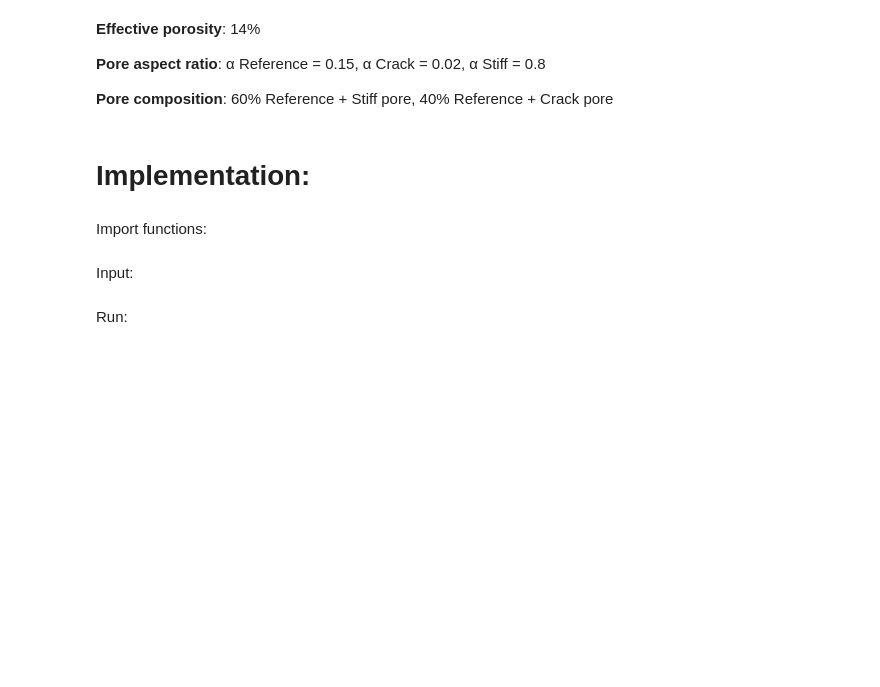
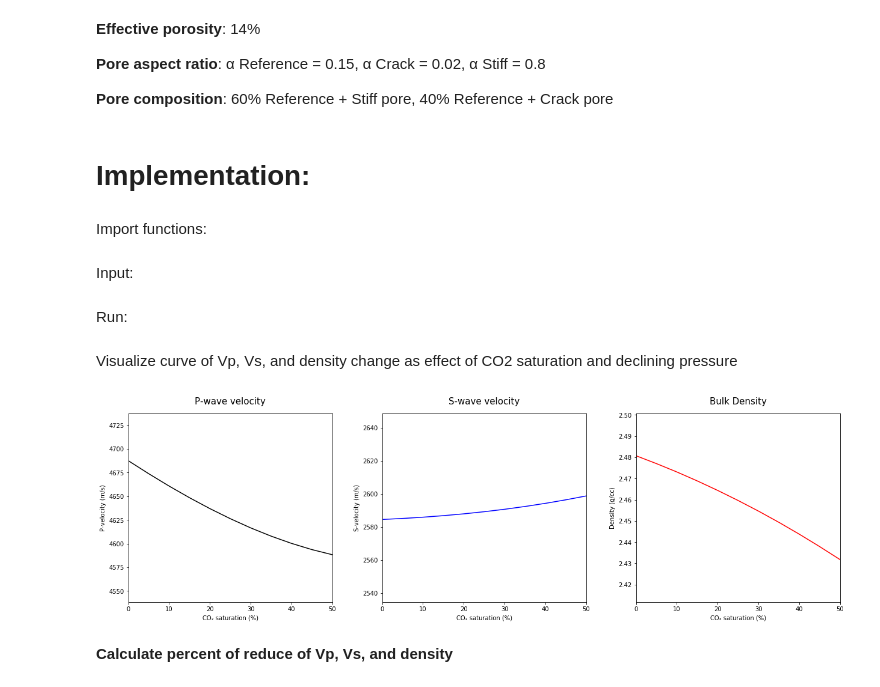
Before and after one commit to yohanesnuwara/carbon-capture-and-storage, a Jupyter notebook: main/rock_physics_modelling_co2injection.ipynb, the cells around one changed output. Drawn from its saved outputs; the diff is of its cells as text; code cells hidden in the pictures; blank space fills up the shorter version.

```diff
--- a/main/rock_physics_modelling_co2injection.ipynb
+++ b/main/rock_physics_modelling_co2injection.ipynb
@@ -175,3 +179,34 @@ for i in range(len(SW)):
     Vp_sat.append(float(Vp_post))
     Vs_sat.append(float(Vs_post))
     rho_sat.append(float(rho_post))
+# %% [markdown]
+Visualize curve of Vp, Vs, and density change as effect of CO2 saturation and declining pressure
+# %%
+plt.figure(figsize=(18,6))
+plt.subplot(1,3,1)
+plt.plot(CO2_sat, Vp_sat, color='black')
+plt.title('P-wave velocity', size=15, pad=15)
+plt.xlim(0, 50)
+plt.ylim((min(Vp_sat)-50), (max(Vp_sat)+50))
+plt.xlabel('CO\u2082 saturation (%)'); plt.ylabel('P-velocity (m/s)')
+
+plt.subplot(1,3,2)
+plt.plot(CO2_sat, Vs_sat, color='blue')
+plt.title('S-wave velocity', size=15, pad=15)
+plt.xlim(0, 50)
+plt.ylim((min(Vs_sat)-50), (max(Vs_sat)+50))
+plt.xlabel('CO\u2082 saturation (%)'); plt.ylabel('S-velocity (m/s)')
+
+plt.subplot(1,3,3)
+plt.plot(CO2_sat, rho_sat, color='red')
+plt.title('Bulk Density', size=15, pad=15)
+plt.xlim(0, 50)
+plt.ylim((min(rho_sat)-0.02), (max(rho_sat)+0.02))
+plt.xlabel('CO\u2082 saturation (%)'); plt.ylabel('Density (g/cc)')
+
+plt.tight_layout(pad=3)
+plt.show()
+# %% [output]
+[figure, added]
+# %% [markdown]
+**Calculate percent of reduce of Vp, Vs, and density**
```
Also changed, not shown: parts of 8 cells of this notebook.
